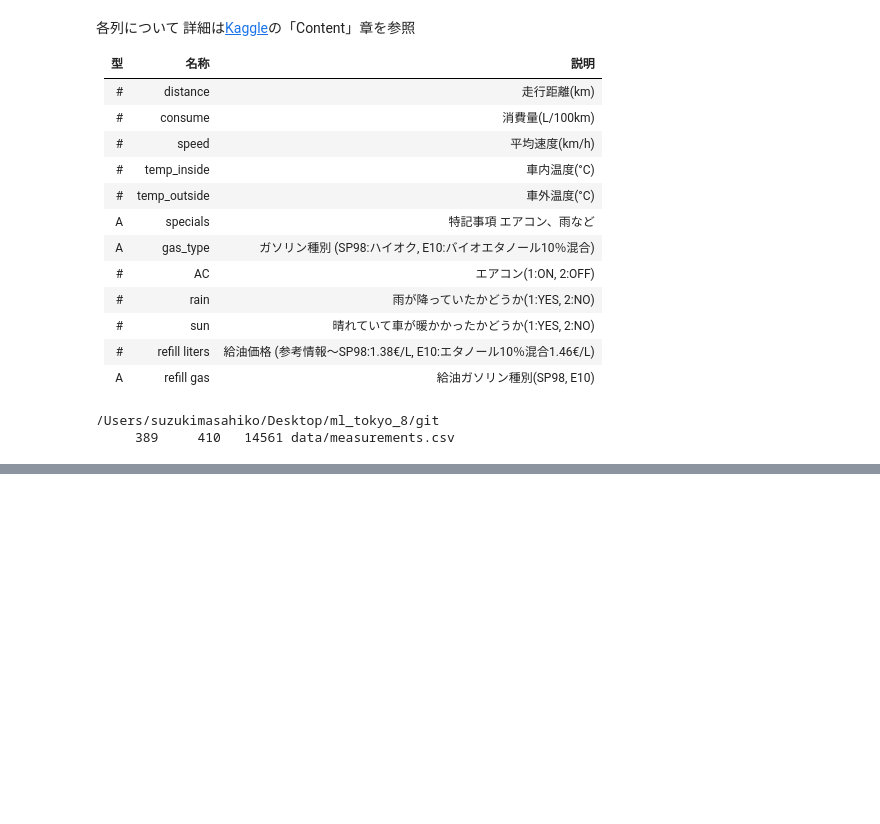
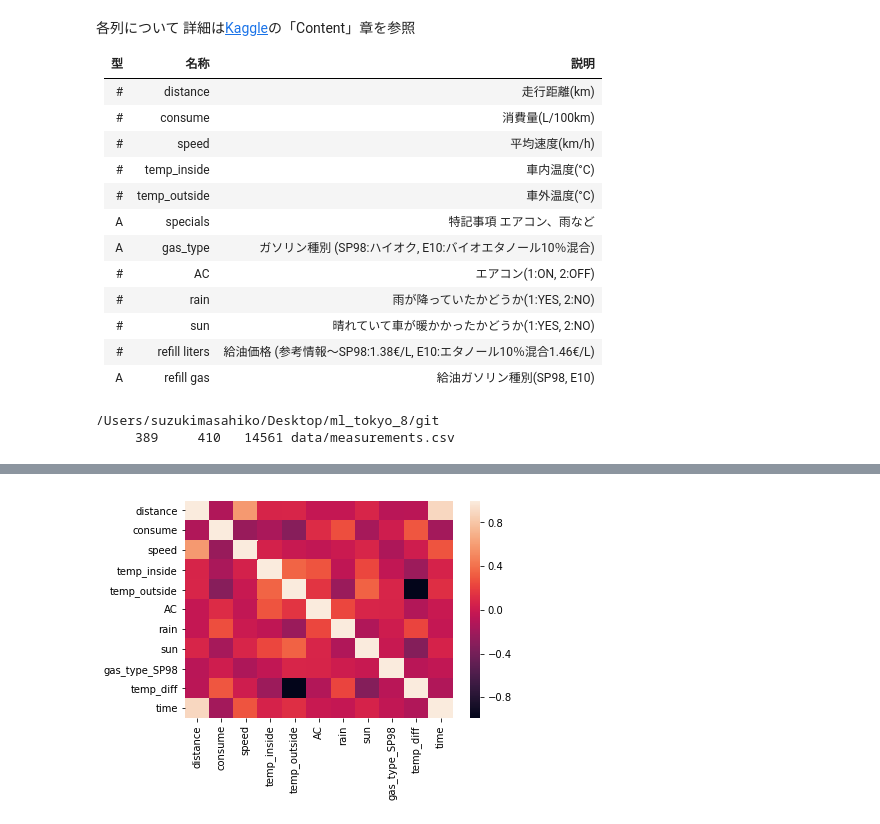
Before and after one commit to msuz/ml_tokyo_8, a Jupyter notebook: Day3_work_鈴木雅彦.ipynb, the cells around one changed output, grey strips where cells are left out. Cells and saved outputs as stored; diff of their text form; code cells hidden in the pictures; blank space fills up the shorter version.

```diff
--- a/Day3_work_鈴木雅彦.ipynb
+++ b/Day3_work_鈴木雅彦.ipynb
@@ -317,0 +544,6 @@ df_train = df.iloc[test_row_num:]
+# %%
+# 相関係数のヒートマップ
+sns.heatmap(df_train.corr())
+plt.show()
+# %% [output]
+[figure, added]
```
Also changed, not shown: parts of 56 cells of this notebook.
